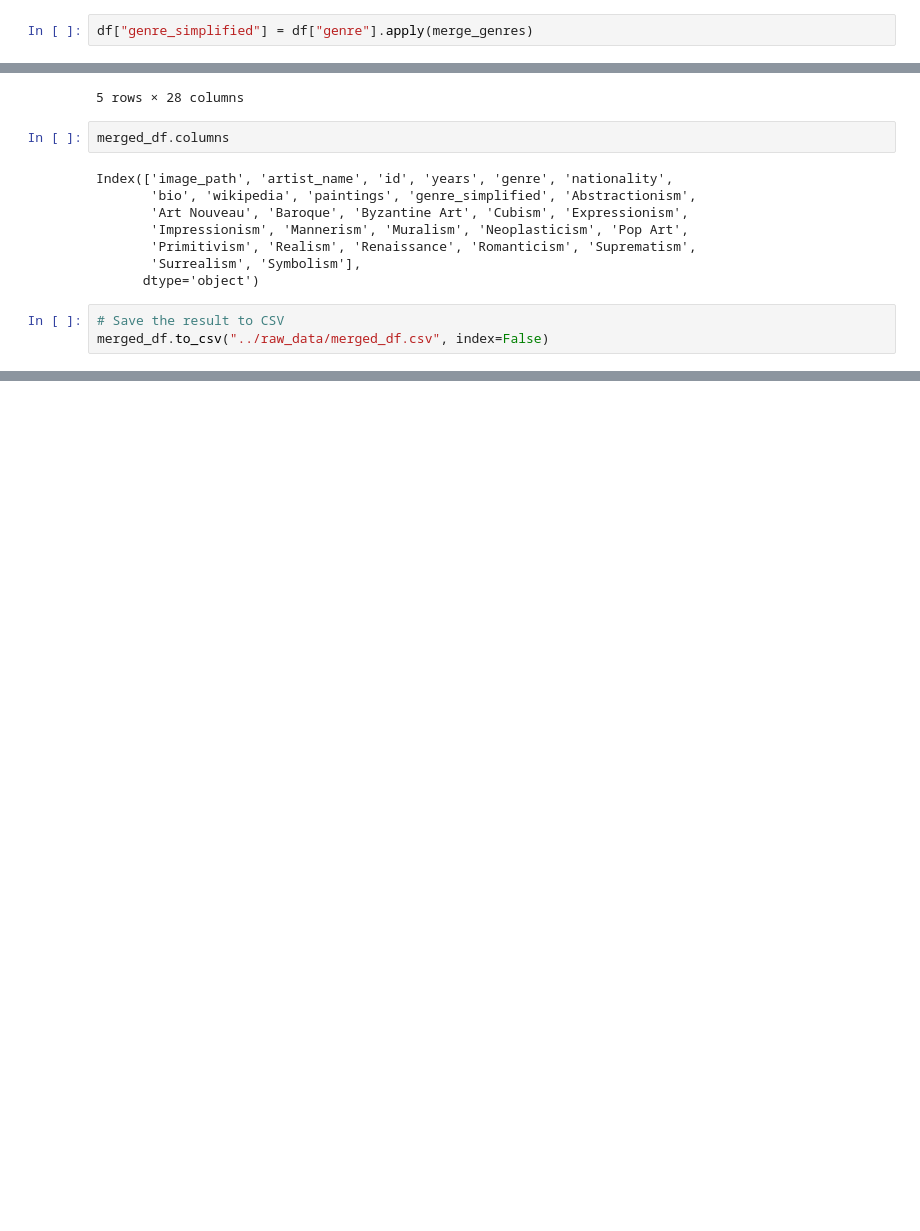
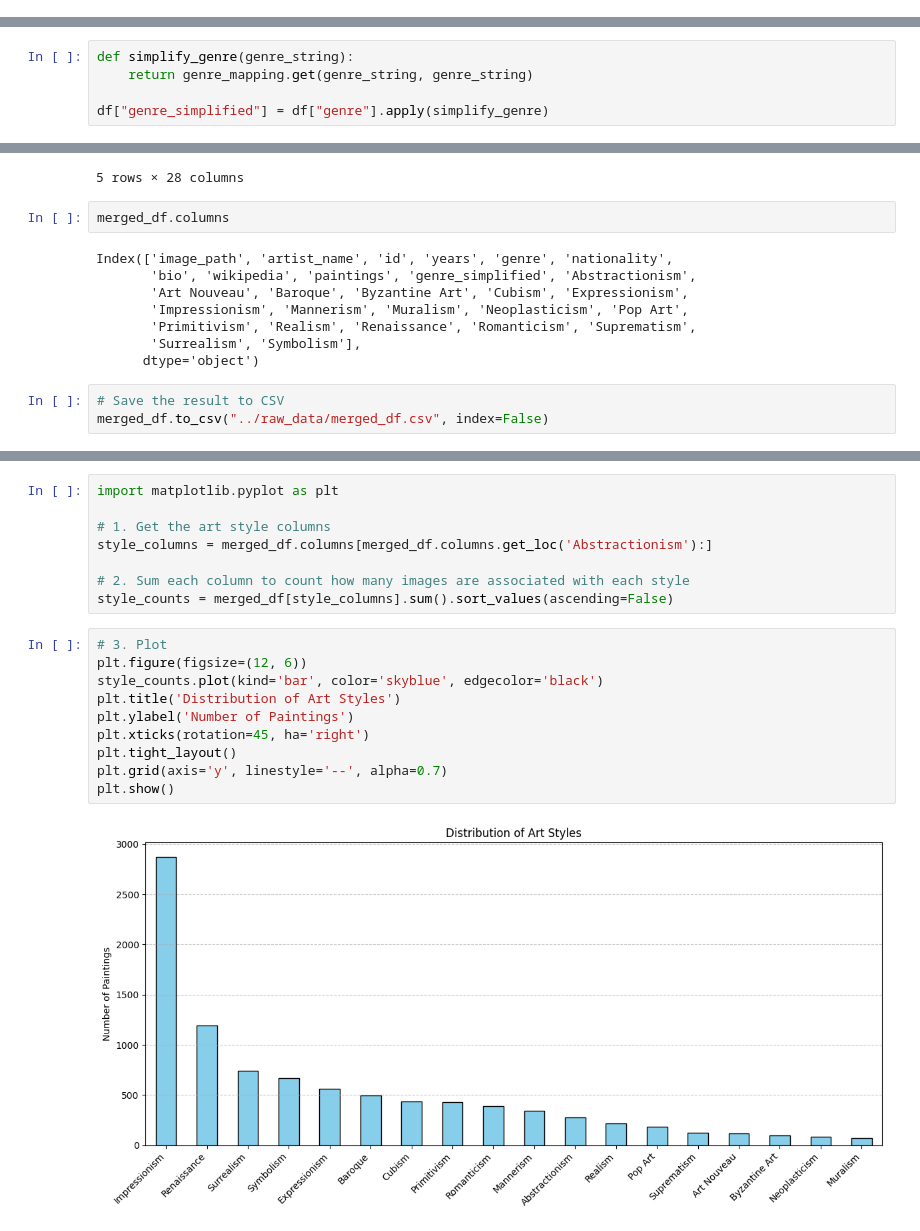
Before and after one commit to michaelsmueller/art_dna, a Jupyter notebook: notebooks/merged-datasets.ipynb, the cells around one changed output, grey strips where cells are left out. Cells and saved outputs as stored; diff of their text form; blank space fills up the shorter version.

Commit message:
Improved genre_mapping dictionary, added art styles distribution graph

```diff
--- a/notebooks/merged-datasets.ipynb
+++ b/notebooks/merged-datasets.ipynb
@@ -51,2 +10,0 @@ def merge_genres(genre):
-# %%
-df["genre_simplified"] = df["genre"].apply(merge_genres)
@@ -53 +24,6 @@ df["genre_simplified"] = df["genre"].apply(merge_genres)
+# %%
+def simplify_genre(genre_string):
+    return genre_mapping.get(genre_string, genre_string)
+
+df["genre_simplified"] = df["genre"].apply(simplify_genre)
 # %%
@@ -172,0 +161,20 @@ memory usage: 1.6+ MB
+# %%
+import matplotlib.pyplot as plt
+
+# 1. Get the art style columns
+style_columns = merged_df.columns[merged_df.columns.get_loc('Abstractionism'):]
+
+# 2. Sum each column to count how many images are associated with each style
+style_counts = merged_df[style_columns].sum().sort_values(ascending=False)
+# %%
+# 3. Plot
+plt.figure(figsize=(12, 6))
+style_counts.plot(kind='bar', color='skyblue', edgecolor='black')
+plt.title('Distribution of Art Styles')
+plt.ylabel('Number of Paintings')
+plt.xticks(rotation=45, ha='right')
+plt.tight_layout()
+plt.grid(axis='y', linestyle='--', alpha=0.7)
+plt.show()
+# %% [output]
+[figure, added]
```
Also changed, not shown: parts of 8 cells of this notebook.
